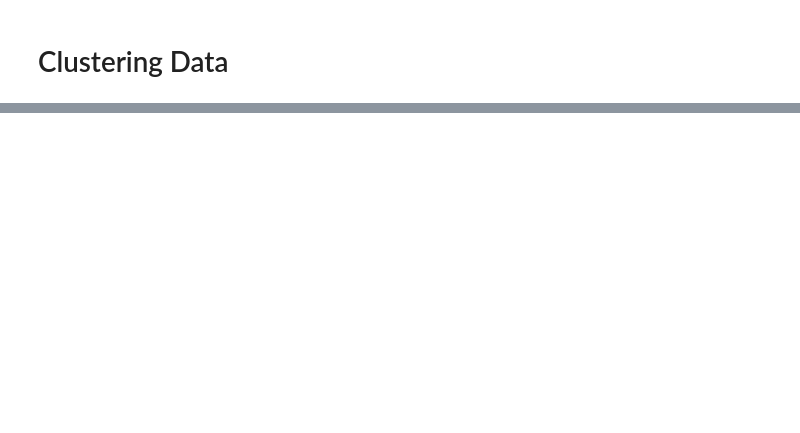
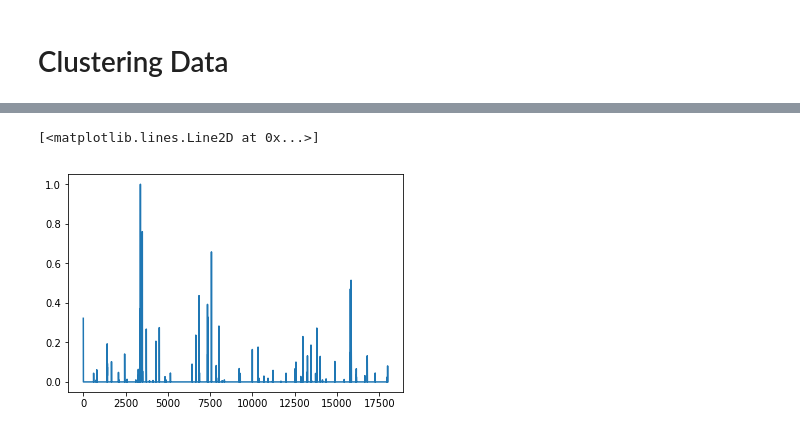
Before and after one commit to brmullen/SIP2019, a Jupyter notebook: Emma/Exploration of Data.ipynb, the cells around one changed output, grey strips where cells are left out. Drawn from its saved outputs; the diff is of its cells as text; code cells hidden in the pictures; blank space fills up the shorter version.

```diff
--- a/Emma/Exploration of Data.ipynb
+++ b/Emma/Exploration of Data.ipynb
@@ -451,0 +454,5 @@ plot_kmeans(kmeans, Y_sklearn)
+# %%
+plt.plot(data["mov.mean"])
+# %% [output]
+[<matplotlib.lines.Line2D at 0x...>]
+[figure, added]
```
Also changed, not shown: parts of 16 cells of this notebook, 2 other files.
